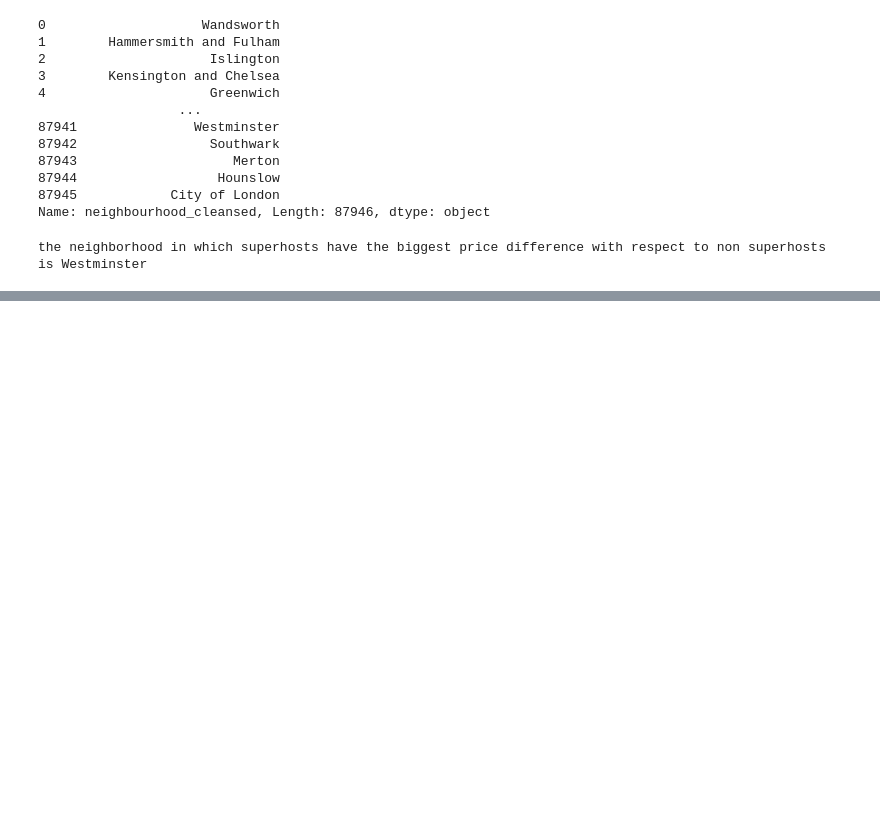
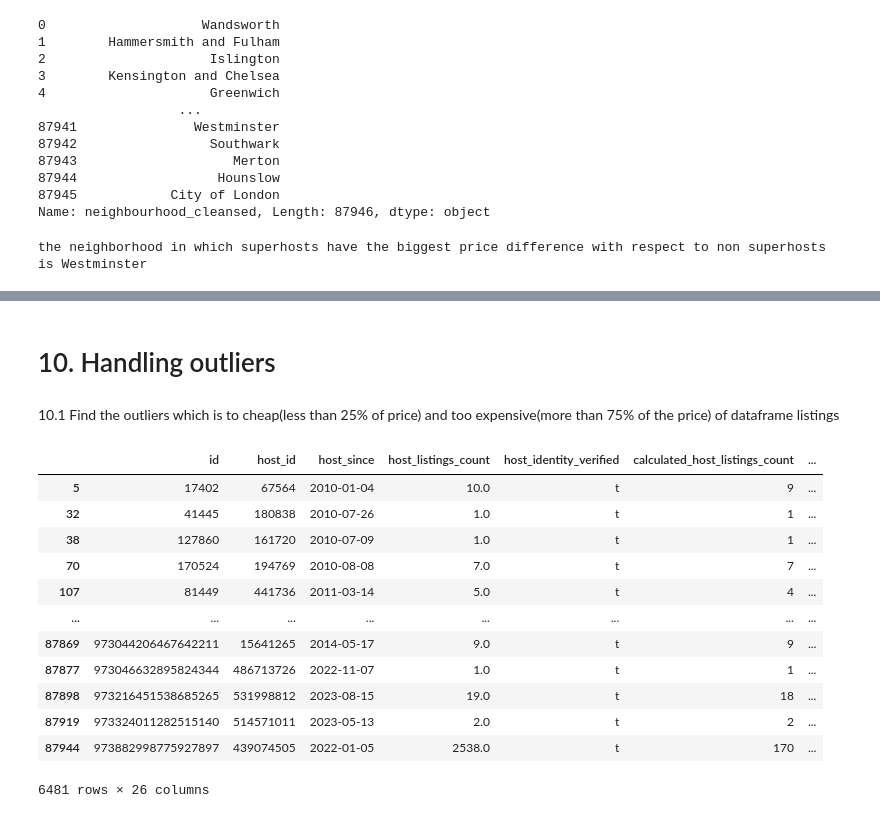
Before and after one commit to luffy2106/pandas, a Jupyter notebook: Essential_Pandas_Functions/Airbnb_dataset.ipynb, the cells around one changed output, grey strips where cells are left out. Saved outputs shown, nothing was run; the diff lists cells and outputs as text; code cells hidden in the pictures; blank space fills up the shorter version.

```diff
--- a/Essential_Pandas_Functions/Airbnb_dataset.ipynb
+++ b/Essential_Pandas_Functions/Airbnb_dataset.ipynb
@@ -523,0 +646,2 @@ the neighborhood in which superhosts have the biggest price difference with resp
+# %%
+listings["host_since"] = pd.to_datetime(listings["host_since"])
@@ -523,0 +761,27 @@ the neighborhood in which superhosts have the biggest price difference with resp
+# %% [markdown]
+# 10. Handling outliers
+# %% [markdown]
+10.1 Find the outliers which is to cheap(less than 25% of price) and too expensive(more than 75% of the price) of dataframe listings
+# %%
+Q1 = listings['price'].quantile(0.25)
+Q3 = listings['price'].quantile(0.75)
+IQR = Q3 - Q1
+lower_bound = Q1 - 1.5 * IQR
+upper_bound = Q3 + 1.5 * IQR
+outliers = listings[(listings["price"] < lower_bound) | (listings['price'] > upper_bound)]
+# %%
+outliers
+# %% [output]
+|  | id | host_id | host_since | host_listings_count | host_identity_verified | calculated_host_listings_count | ... |
+| 5 | 17402 | 67564 | 2010-01-04 | 10.0 | t | 9 | ... |
+| 32 | 41445 | 180838 | 2010-07-26 | 1.0 | t | 1 | ... |
+| 38 | 127860 | 161720 | 2010-07-09 | 1.0 | t | 1 | ... |
+| 70 | 170524 | 194769 | 2010-08-08 | 7.0 | t | 7 | ... |
+| 107 | 81449 | 441736 | 2011-03-14 | 5.0 | t | 4 | ... |
+| ... | ... | ... | ... | ... | ... | ... | ... |
+| 87869 | 973044206467642211 | 15641265 | 2014-05-17 | 9.0 | t | 9 | ... |
+| 87877 | 973046632895824344 | 486713726 | 2022-11-07 | 1.0 | t | 1 | ... |
+| 87898 | 973216451538685265 | 531998812 | 2023-08-15 | 19.0 | t | 18 | ... |
+| 87919 | 973324011282515140 | 514571011 | 2023-05-13 | 2.0 | t | 2 | ... |
+| 87944 | 973882998775927897 | 439074505 | 2022-01-05 | 2538.0 | t | 170 | ... |
+6481 rows × 26 columns
```
Also changed, not shown: parts of 32 cells of this notebook, 1 other file.
